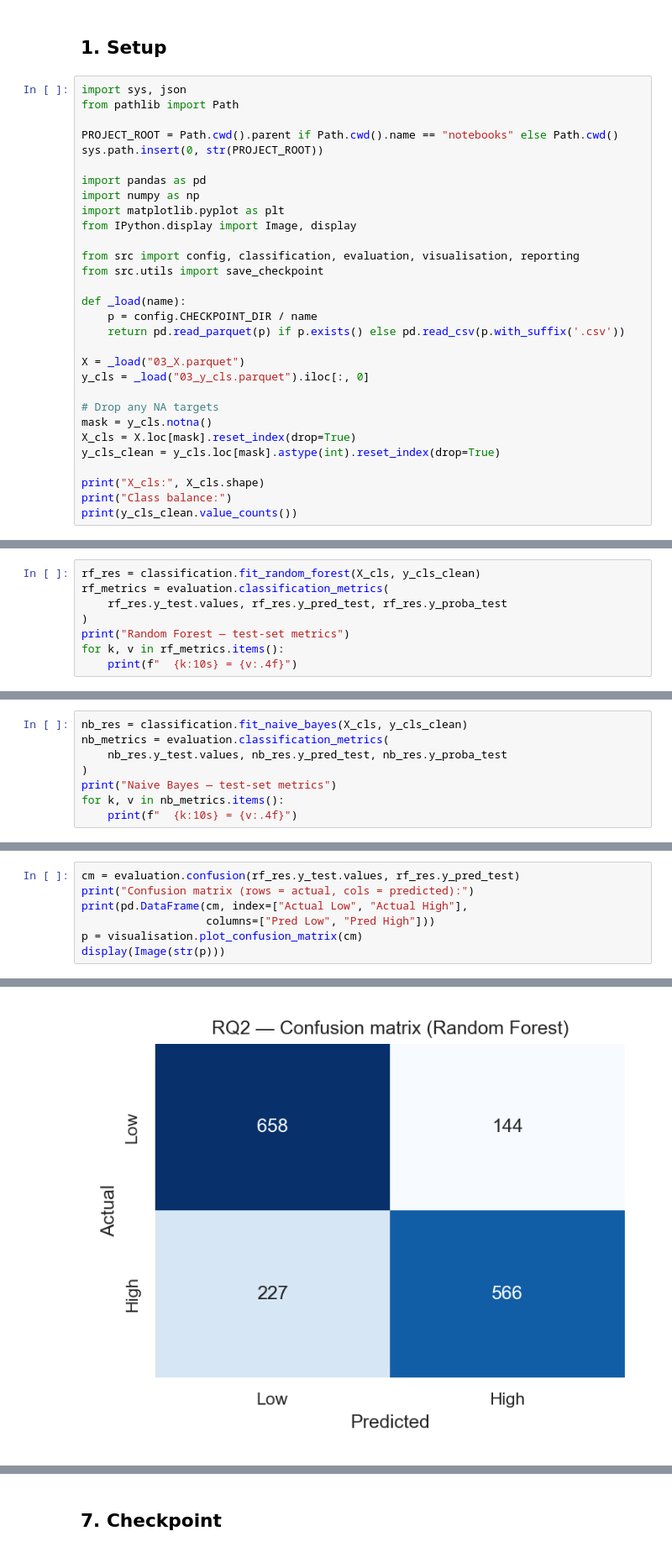
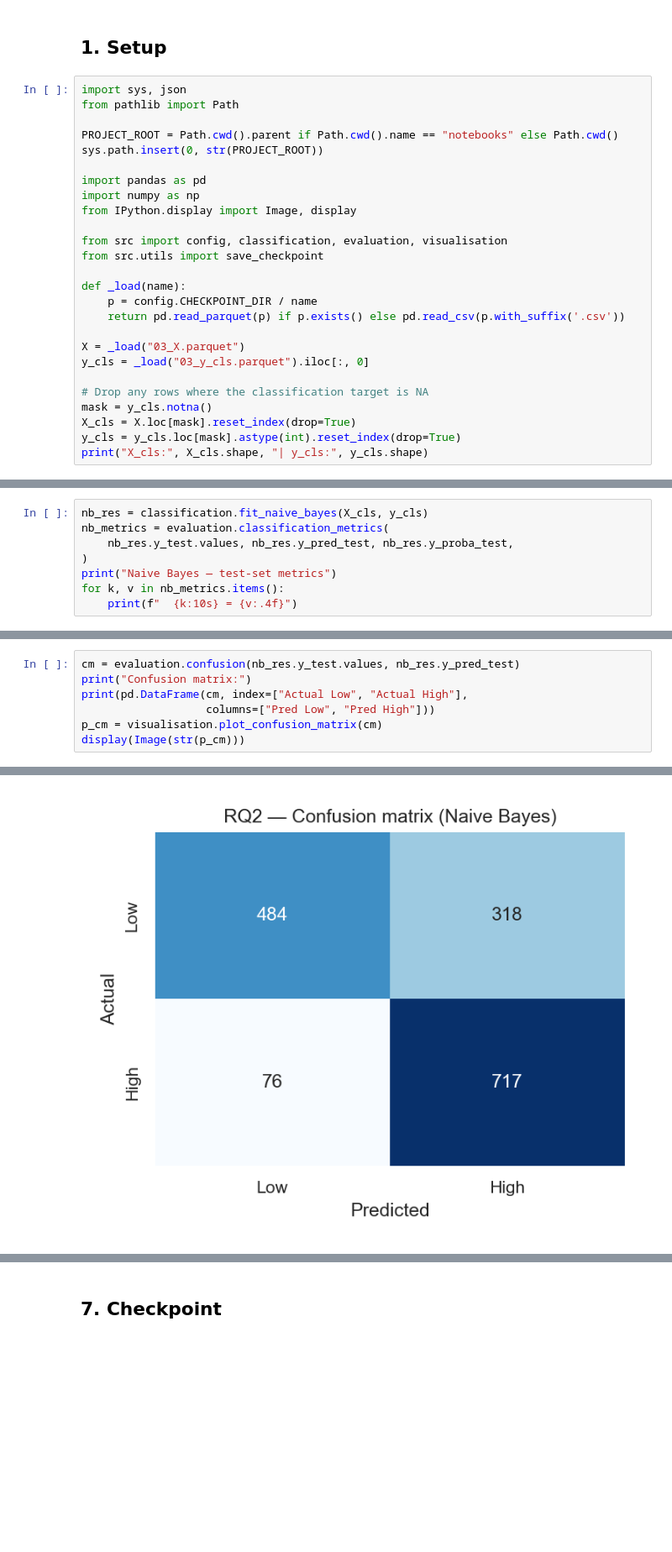
Before and after one commit to shahsandesh30/PRT564-WGEA-gender-equality, a Jupyter notebook: notebooks/06_classification.ipynb, the cells around one changed output, grey strips where cells are left out. Shown at 84% size. Saved outputs shown, nothing was run; the diff lists cells and outputs as text; blank space fills up the shorter version.

```diff
--- a/notebooks/06_classification.ipynb
+++ b/notebooks/06_classification.ipynb
@@ -27,10 +28,9 @@ sys.path.insert(0, str(PROJECT_ROOT))
 
 import pandas as pd
 import numpy as np
-import matplotlib.pyplot as plt
 from IPython.display import Image, display
 
-from src import config, classification, evaluation, visualisation, reporting
+from src import config, classification, evaluation, visualisation
 from src.utils import save_checkpoint
 
 def _load(name):
@@ -40,12 +40,9 @@ def _load(name):
 X = _load("03_X.parquet")
 y_cls = _load("03_y_cls.parquet").iloc[:, 0]
 
-# Drop any NA targets
+# Drop any rows where the classification target is NA
 mask = y_cls.notna()
 X_cls = X.loc[mask].reset_index(drop=True)
-y_cls_clean = y_cls.loc[mask].astype(int).reset_index(drop=True)
-
-print("X_cls:", X_cls.shape)
-print("Class balance:")
-print(y_cls_clean.value_counts())
+y_cls = y_cls.loc[mask].astype(int).reset_index(drop=True)
+print("X_cls:", X_cls.shape, "| y_cls:", y_cls.shape)
 # %% [output]
@@ -60,9 +73,9 @@ Name: count, dtype: int64
 # %%
-rf_res = classification.fit_random_forest(X_cls, y_cls_clean)
-rf_metrics = evaluation.classification_metrics(
-    rf_res.y_test.values, rf_res.y_pred_test, rf_res.y_proba_test
+nb_res = classification.fit_naive_bayes(X_cls, y_cls)
+nb_metrics = evaluation.classification_metrics(
+    nb_res.y_test.values, nb_res.y_pred_test, nb_res.y_proba_test,
 )
-print("Random Forest — test-set metrics")
-for k, v in rf_metrics.items():
+print("Naive Bayes — test-set metrics")
+for k, v in nb_metrics.items():
     print(f"  {k:10s} = {v:.4f}")
 # %% [output]
@@ -78,8 +88,0 @@ Random Forest — test-set metrics
-# %%
-nb_res = classification.fit_naive_bayes(X_cls, y_cls_clean)
-nb_metrics = evaluation.classification_metrics(
-    nb_res.y_test.values, nb_res.y_pred_test, nb_res.y_proba_test
-)
-print("Naive Bayes — test-set metrics")
-for k, v in nb_metrics.items():
-    print(f"  {k:10s} = {v:.4f}")
@@ -109,8 +93,8 @@ comp
 # %%
-cm = evaluation.confusion(rf_res.y_test.values, rf_res.y_pred_test)
-print("Confusion matrix (rows = actual, cols = predicted):")
+cm = evaluation.confusion(nb_res.y_test.values, nb_res.y_pred_test)
+print("Confusion matrix:")
 print(pd.DataFrame(cm, index=["Actual Low", "Actual High"],
                    columns=["Pred Low", "Pred High"]))
-p = visualisation.plot_confusion_matrix(cm)
-display(Image(str(p)))
+p_cm = visualisation.plot_confusion_matrix(cm)
+display(Image(str(p_cm)))
 # %% [output]
@@ -122 +106 @@ Actual High       227        566
-[figure, old version]
+[figure, new version]
```
Also changed, not shown: parts of 19 cells of this notebook, 7 other files.
